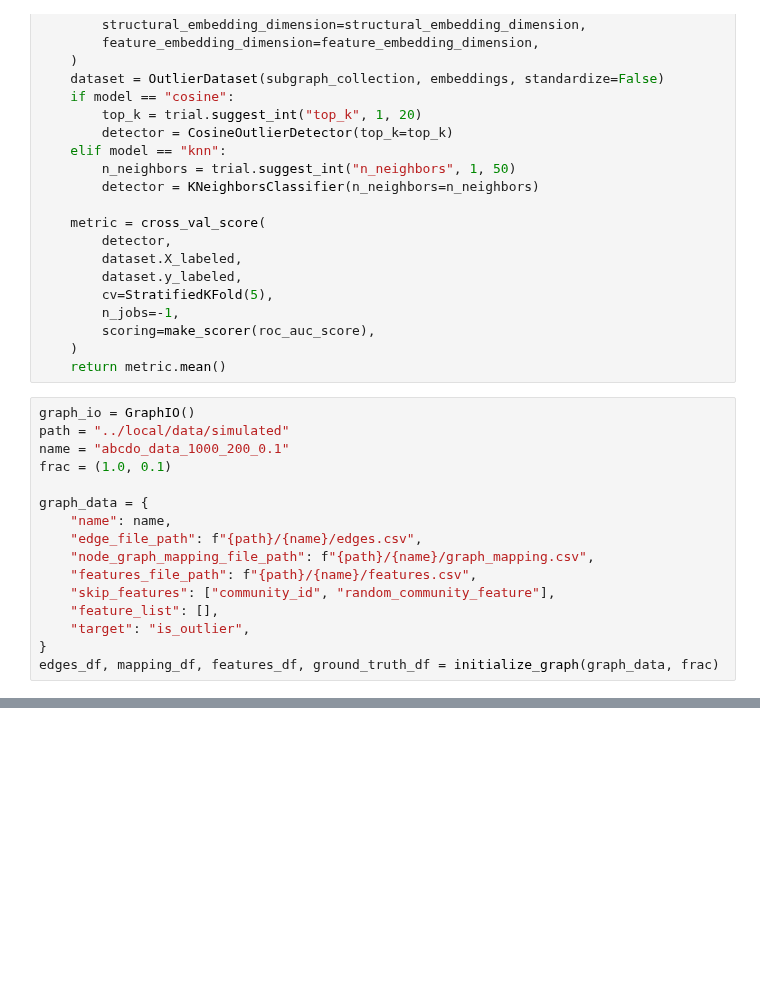
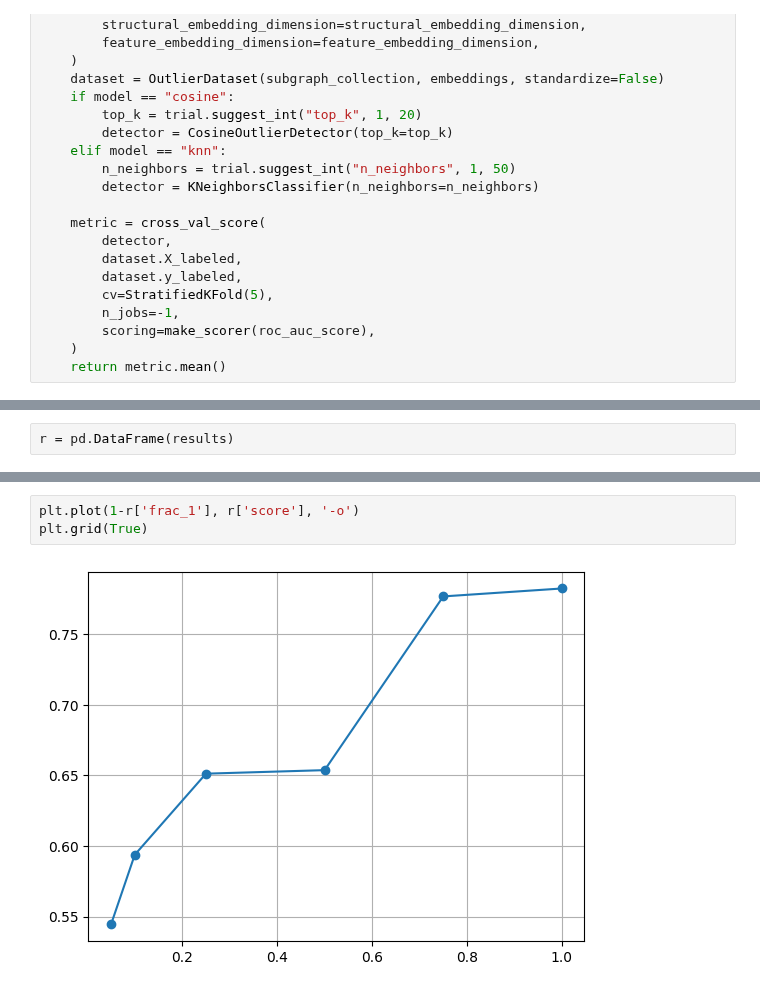
Before and after one commit to ashdehghan/NEExT, a Jupyter notebook: experiments/outlier_in_Neighborhood.ipynb, the cells around one changed output, grey strips where cells are left out. Cells and saved outputs as stored; diff of their text form; blank space fills up the shorter version.

```diff
--- a/experiments/outlier_in_Neighborhood.ipynb
+++ b/experiments/outlier_in_Neighborhood.ipynb
@@ -55,19 +55,3 @@ def objective(trial: optuna.Trial, model: str):
         scoring=make_scorer(roc_auc_score),
     )
     return metric.mean()
-# %%
-graph_io = GraphIO()
-path = "../local/data/simulated"
-name = "abcdo_data_1000_200_0.1"
-frac = (1.0, 0.1)
-
-graph_data = {
-    "name": name,
-    "edge_file_path": f"{path}/{name}/edges.csv",
-    "node_graph_mapping_file_path": f"{path}/{name}/graph_mapping.csv",
-    "features_file_path": f"{path}/{name}/features.csv",
-    "skip_features": ["community_id", "random_community_feature"],
-    "feature_list": [],
-    "target": "is_outlier",
-}
-edges_df, mapping_df, features_df, ground_truth_df = initialize_graph(graph_data, frac)
@@ -136,0 +146,2 @@ print(score)
+# %%
+r = pd.DataFrame(results)
@@ -136,0 +158,5 @@ print(score)
+# %%
+plt.plot(1-r['frac_1'], r['score'], '-o')
+plt.grid(True)
+# %% [output]
+[figure, added]
```
Also changed, not shown: parts of 3 cells of this notebook.
